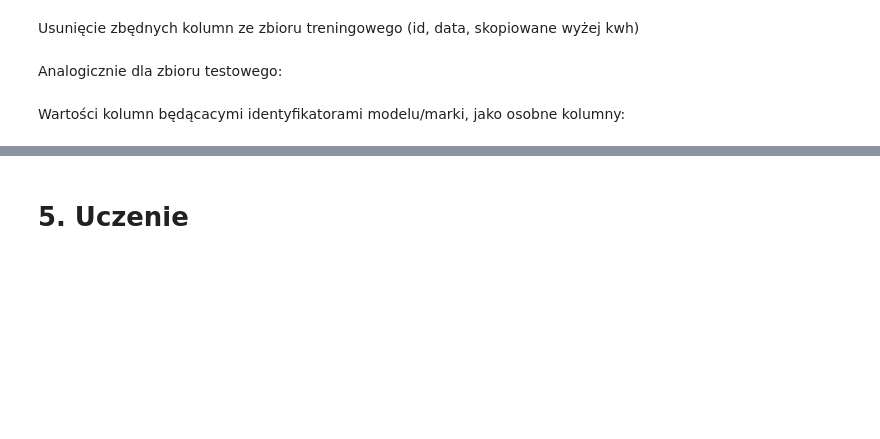
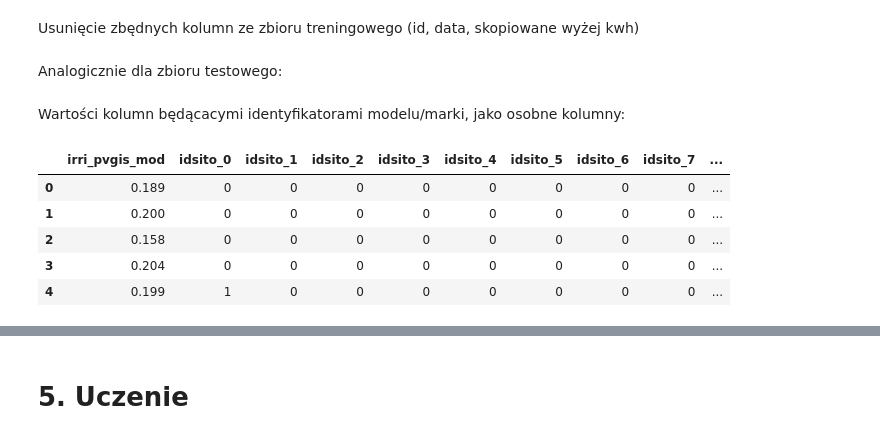
Before and after one commit to Michal3run/PythonSolarProject, a Jupyter notebook: ZED Solar project.ipynb, the cells around one changed output, grey strips where cells are left out. Cells and saved outputs as stored; diff of their text form; code cells hidden in the pictures; blank space fills up the shorter version.

```diff
--- a/ZED Solar project.ipynb
+++ b/ZED Solar project.ipynb
@@ -100,0 +87,9 @@ test_df_clean['idbrand'] = le.fit_transform(test_df_clean['idbrand'])
+# %%
+train_df_clean.iloc[0:5, 44:]
+# %% [output]
+|  | irri_pvgis_mod | idsito_0 | idsito_1 | idsito_2 | idsito_3 | idsito_4 | idsito_5 | idsito_6 | idsito_7 | ... |
+| 0 | 0.189 | 0 | 0 | 0 | 0 | 0 | 0 | 0 | 0 | ... |
+| 1 | 0.200 | 0 | 0 | 0 | 0 | 0 | 0 | 0 | 0 | ... |
+| 2 | 0.158 | 0 | 0 | 0 | 0 | 0 | 0 | 0 | 0 | ... |
+| 3 | 0.204 | 0 | 0 | 0 | 0 | 0 | 0 | 0 | 0 | ... |
+| 4 | 0.199 | 1 | 0 | 0 | 0 | 0 | 0 | 0 | 0 | ... |
```
Also changed, not shown: parts of 16 cells of this notebook.
